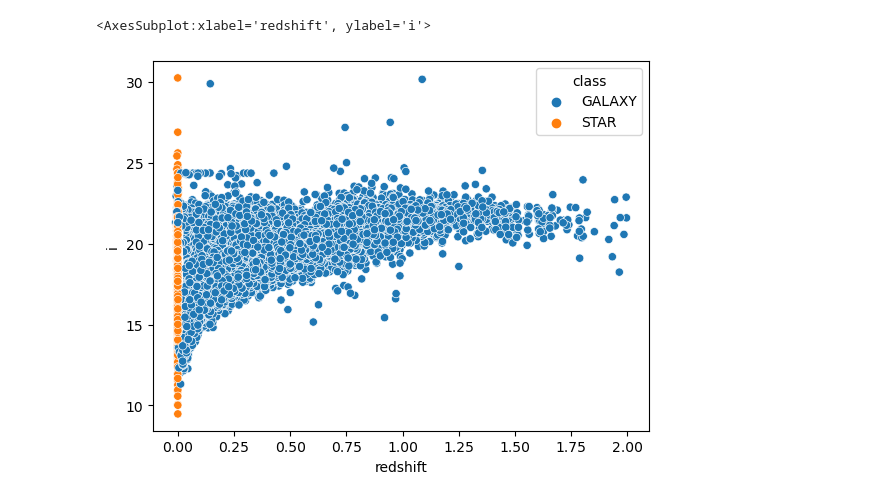
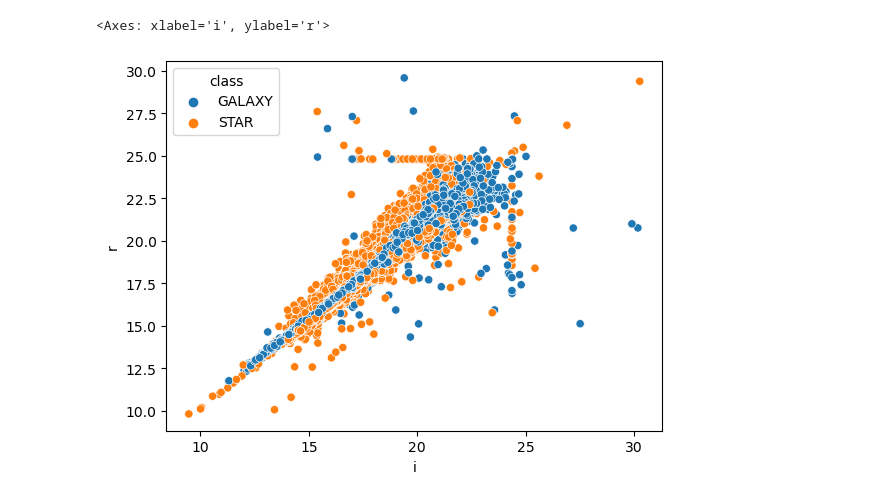
Before and after one commit to ZachMajernik/DataScience2, a Jupyter notebook: Launch&ExitTickets/ExitTicket_2-8.ipynb, the cells around one changed output. Drawn from its saved outputs; the diff is of its cells as text; code cells hidden in the pictures.

```diff
--- a/Launch&ExitTickets/ExitTicket_2-8.ipynb
+++ b/Launch&ExitTickets/ExitTicket_2-8.ipynb
@@ -5,2 +8,3 @@ import matplotlib.pyplot as plt
 # %%
-df = pd.read_csv('star.csv')
+df_1 = pd.read_csv('star.csv')
+df_1.head(20)
@@ -23,6 +29,6 @@ df.head(100)
 # %%
 #best for seperating galaxy from star
-sns.scatterplot(data=df, x='redshift', y='i', hue='class')
+sns.scatterplot(data=df_1, x='i', y='r', hue='class')
 # %% [output]
-<AxesSubplot:xlabel='redshift', ylabel='i'>
+<Axes: xlabel='i', ylabel='r'>
-[figure, old version]
+[figure, new version]
```
Also changed, not shown: parts of 13 cells of this notebook, 3 other files.
